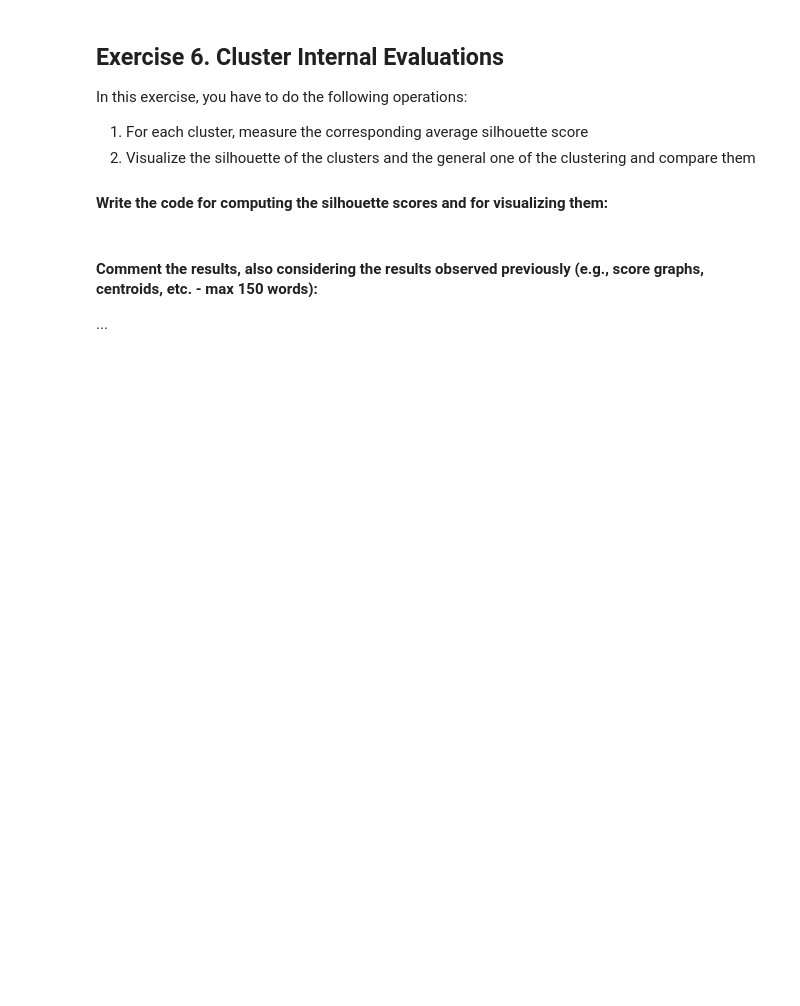
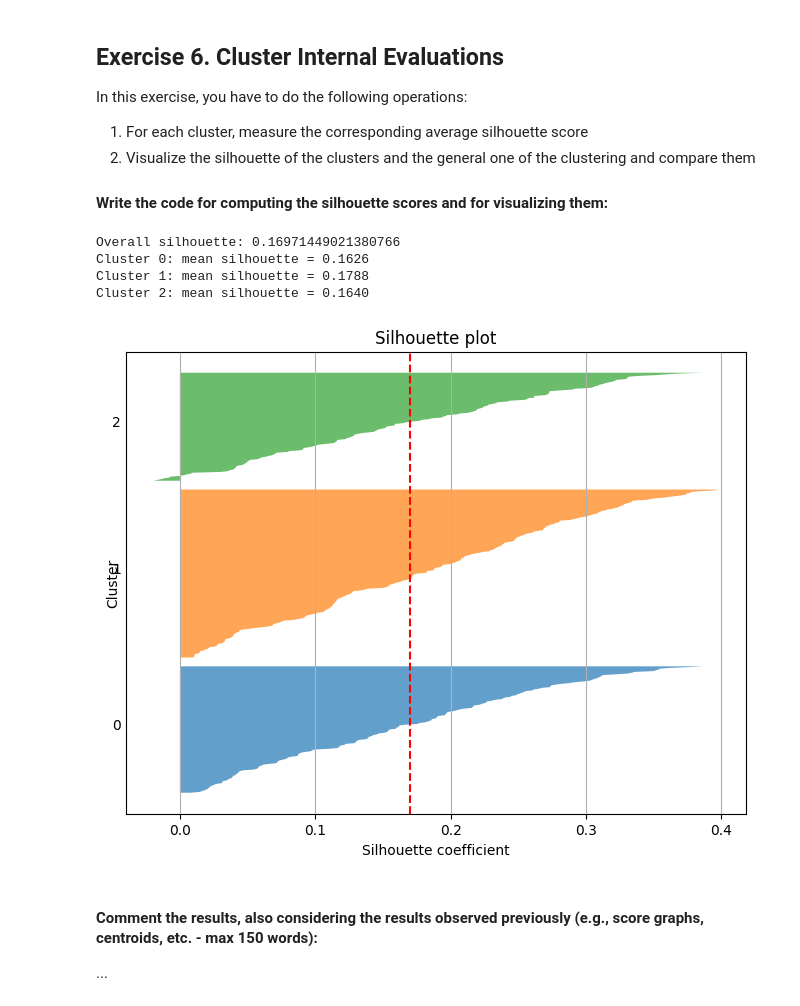
Before and after one commit to maurilanzo/Computational-Linear-Algebra, a Jupyter notebook: HW 2 - PCA/Trial.ipynb, the cells around one changed output. Cells and saved outputs as stored; diff of their text form; code cells hidden in the pictures; blank space fills up the shorter version.

```diff
--- a/HW 2 - PCA/Trial.ipynb
+++ b/HW 2 - PCA/Trial.ipynb
@@ -708,7 +885,54 @@ In this exercise, you have to do the following operations:
 
 #### Write the code for computing the silhouette scores and for visualizing them:
 # %%
-# [write the code here]
+
+
+# silhouette di ogni punto
+sil_values = silhouette_samples(X, labels)
+
+# silhouette medio globale
+sil_avg = silhouette_score(X, labels)
+print("Overall silhouette:", sil_avg)
+
+# silhouette medio per cluster
+for c in range(best_k):
+    mean_c = sil_values[labels == c].mean()
+    print(f"Cluster {c}: mean silhouette = {mean_c:.4f}")
+
+
+fig, ax = plt.subplots(figsize=(8, 6))
+
+y_lower = 10
+for c in range(best_k):
+    sil_c = sil_values[labels == c]
+    sil_c.sort()
+    size_c = sil_c.shape[0]
+    y_upper = y_lower + size_c
+
+    ax.fill_betweenx(
+        np.arange(y_lower, y_upper),
+        0, sil_c,
+        alpha=0.7
+    )
+
+    ax.text(-0.05, (y_lower + y_upper) / 2, str(c))
+    y_lower = y_upper + 10
+
+# linea del silhouette medio globale
+ax.axvline(x=sil_avg, color="red", linestyle="--")
+
+ax.set_title("Silhouette plot")
+ax.set_xlabel("Silhouette coefficient")
+ax.set_ylabel("Cluster")
+ax.set_yticks([])
+ax.grid(True, axis="x")
+plt.show()
+# %% [output]
+Overall silhouette: 0.16971449021380766
+Cluster 0: mean silhouette = 0.1626
+Cluster 1: mean silhouette = 0.1788
+Cluster 2: mean silhouette = 0.1640
+[figure, added]
 # %% [markdown]
 #### Comment the results, also considering the results observed previously (e.g., score graphs, centroids, etc. - max 150 words):
 
```
Also changed, not shown: parts of 7 cells of this notebook.
